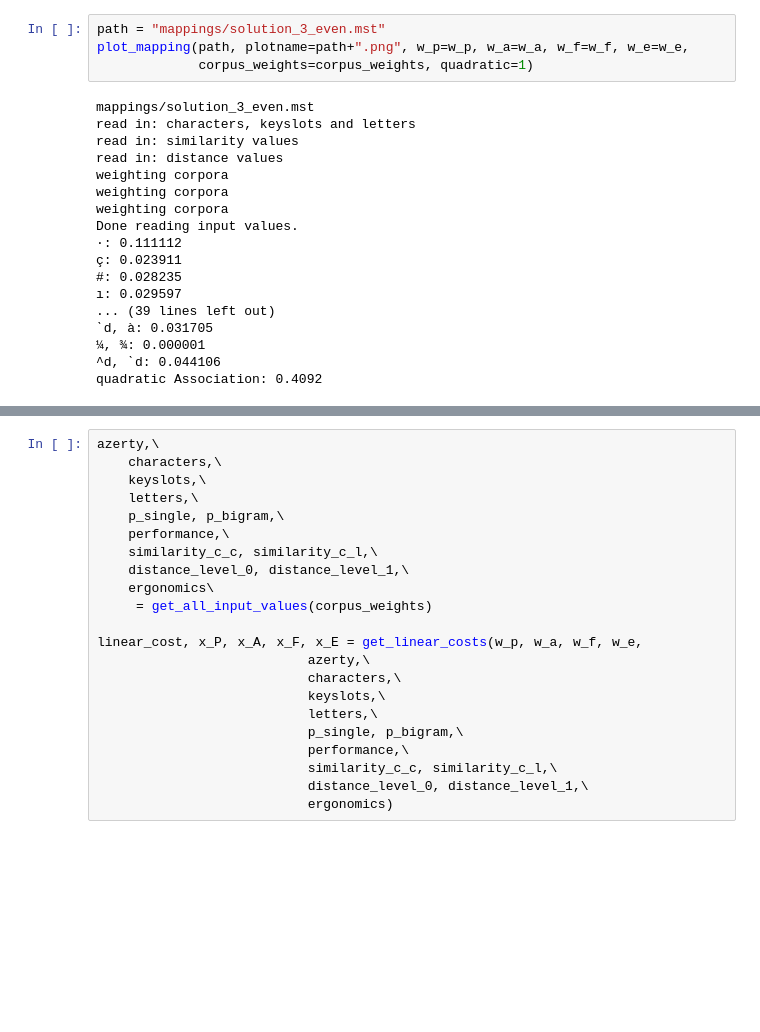
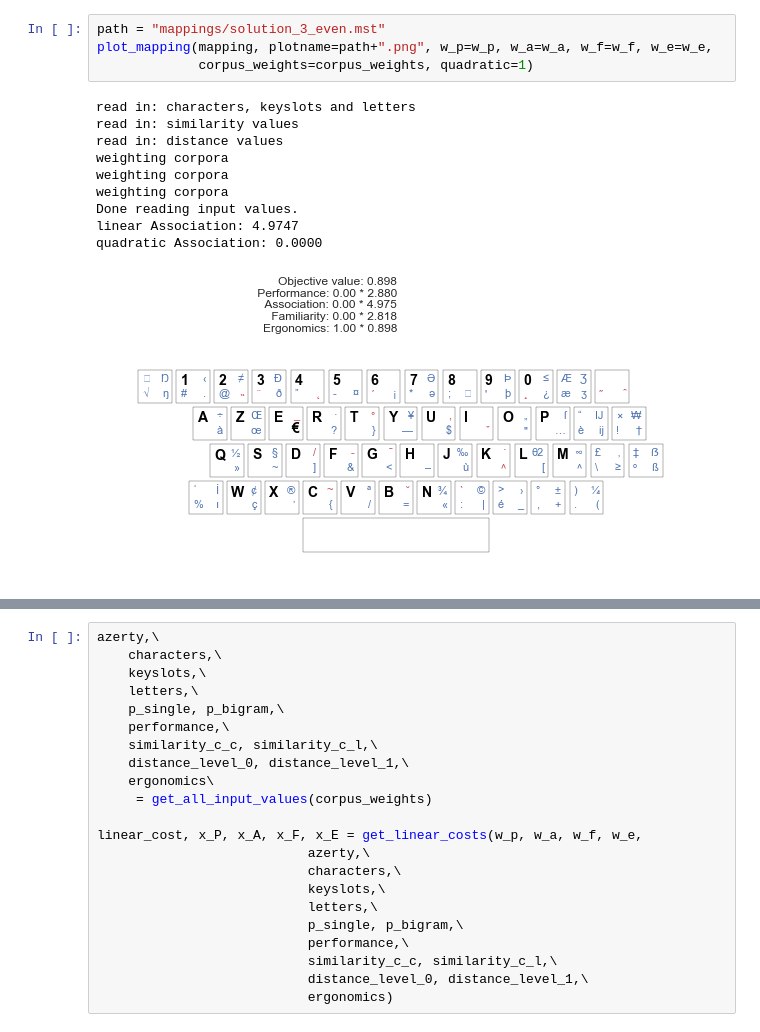
Before and after one commit to annafeit/optimizing-the-french-keyboard, a Jupyter notebook: optimization.ipynb, the cells around one changed output, grey strips where cells are left out. Drawn from its saved outputs; the diff is of its cells as text; blank space fills up the shorter version.

```diff
--- a/optimization.ipynb
+++ b/optimization.ipynb
@@ -34,22 +45,15 @@ Done.
 # %%
 path = "mappings/solution_3_even.mst"
-plot_mapping(path, plotname=path+".png", w_p=w_p, w_a=w_a, w_f=w_f, w_e=w_e,
+plot_mapping(mapping, plotname=path+".png", w_p=w_p, w_a=w_a, w_f=w_f, w_e=w_e,
              corpus_weights=corpus_weights, quadratic=1)
 # %% [output]
-mappings/solution_3_even.mst
 read in: characters, keyslots and letters
 read in: similarity values
 read in: distance values
 weighting corpora
 weighting corpora
 weighting corpora
 Done reading input values.
-·: 0.111112
-ç: 0.023911
-#: 0.028235
-ı: 0.029597
-... (39 lines left out)
-ˋd, à: 0.031705
-¼, ¾: 0.000001
-^d, ˋd: 0.044106
-quadratic Association: 0.4092
+linear Association: 4.9747
+quadratic Association: 0.0000
+[figure, added]
```
Also changed, not shown: parts of 9 cells of this notebook, 31 other files.
